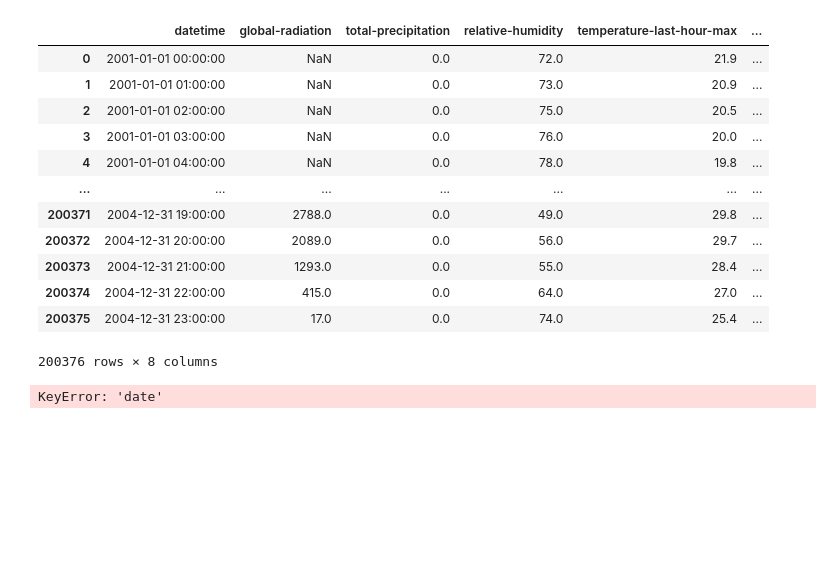
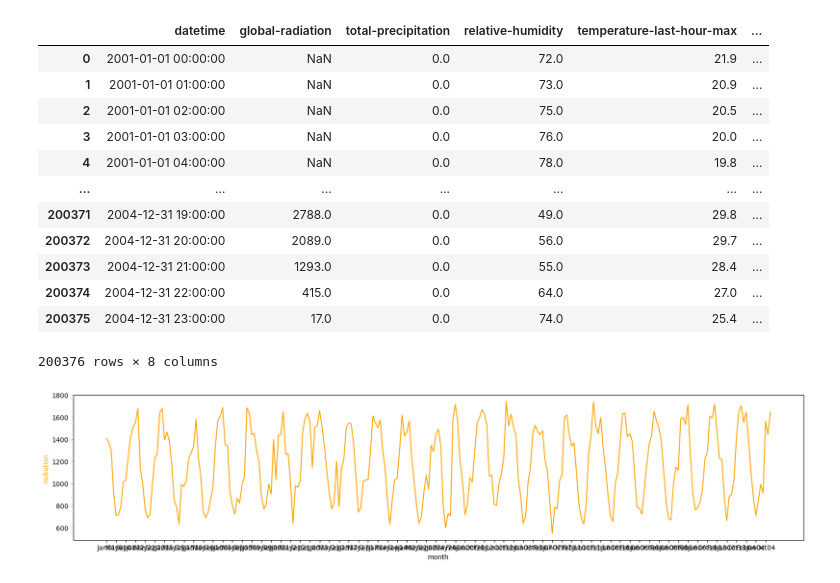
Before and after one commit to fellipessanha/solar-studies, a Jupyter notebook: data-treatment.ipynb, the cells around one changed output. Cells and saved outputs as stored; diff of their text form; code cells hidden in the pictures; blank space fills up the shorter version.

Commit message:
feat: improve radiation plotting

```diff
--- a/data-treatment.ipynb
+++ b/data-treatment.ipynb
@@ -120,34 +114,40 @@ test = renamed_data[renamed_data.datetime >= pd.to_datetime("2007", format="%Y")
 # %%
 by_month = renamed_data
-by_month["month"] = by_month["date"].apply(
-    lambda d: dt.strftime(dt.strptime(d, "%Y/%m/%d"), "%b-%y")
+by_month["month"] = by_month["datetime"].apply(
+    lambda d: pd.Timestamp.strftime(d, "%b%y")
 )
 monthly_radiation = by_month.groupby("month")["global-radiation"].transform("mean")
 monthly_precipitation = by_month.groupby("month")["total-precipitation"].transform(
     "mean"
 )
-monthly_wind = by_month.groupby("month")["wind-speed"].transform("mean")
+monthly_wind = by_month.groupby("month")["relative-humidity"].transform("mean")
 months = by_month["month"]
 
-fig, ax1 = plt.subplots()
+fig = plt.figure(figsize=(20, 4))
+ax1 = fig.add_subplot()
 
 
 ax1.set_xlabel("month")
-ax1.tick_params()
+
 ax1.set_ylabel("radiation", color="orange")
 ax1.plot(months, monthly_radiation, color="orange")
 ax1.tick_params(axis="y", color="orange")
+
+ticks, labels = ax1.get_xticks(), ax1.get_xticklabels()
+ticks = [t for i, t in enumerate(ticks) if i % 4 == 0]
+labels = [t for i, t in enumerate(labels) if i % 4 == 0]
+plt.xticks(ticks=ticks, labels=labels)
 
 # ax2= ax1.twinx()
 # ax2.set_ylabel('precipitation')
 # ax2.plot(months, monthly_precipitation)
 # ax2.tick_params(axis='y')
 
 # ax3 = ax1.twinx()
-# ax3.set_ylabel('wind', color='green')
-# ax3.plot(months, monthly_wind, color='green')
-# ax3.tick_params(axis='y', color='green')
+# ax3.set_ylabel("wind", color="green")
+# ax3.plot(months, monthly_wind, color="green")
+# ax3.tick_params(axis="y", color="green")
 
 plt.show()
 # %% [output]
-KeyError: 'date'
+[figure, added]
```
Also changed, not shown: parts of 2 cells of this notebook.
